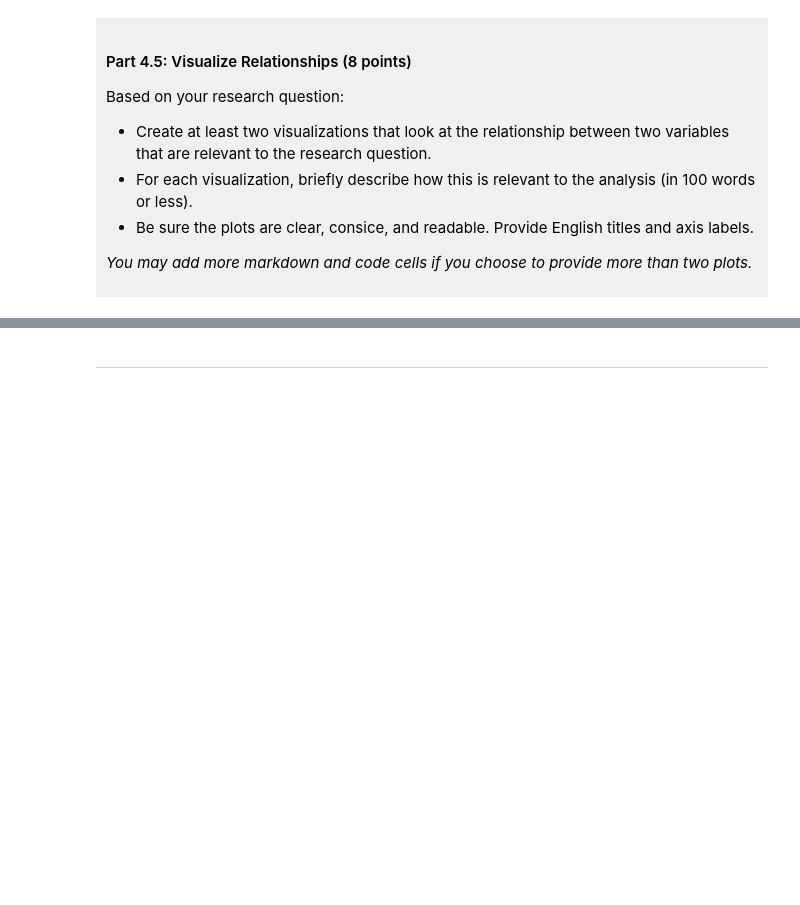
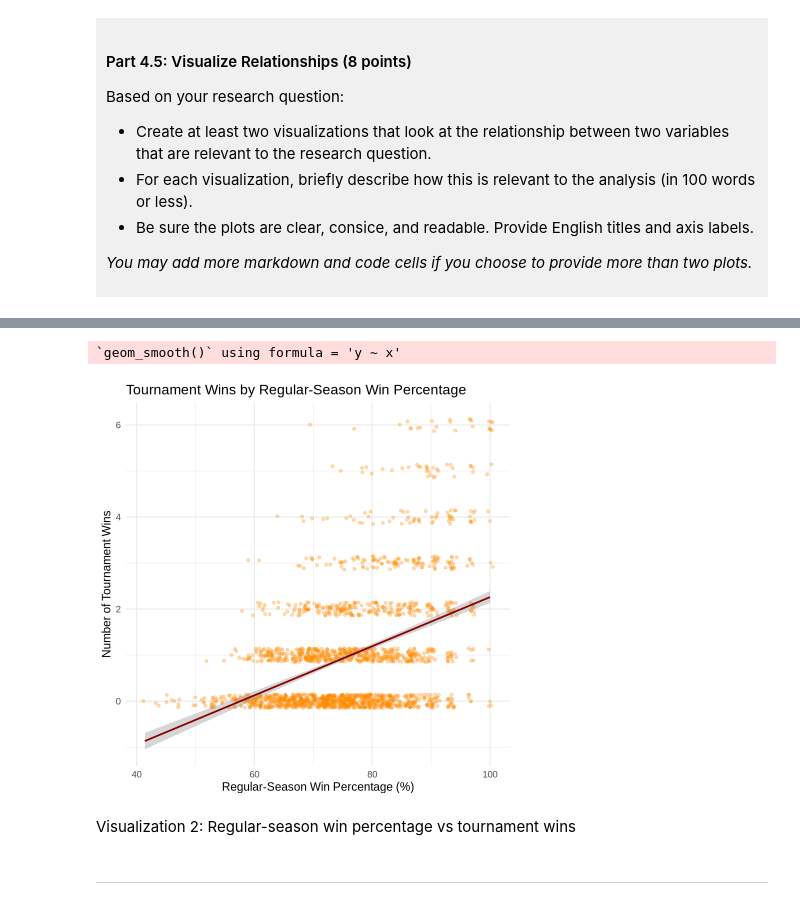
Before and after one commit to lazylola33/dsci-100-project-sophia-estrada, a Jupyter notebook: dsci-100-project-notebook.ipynb, the cells around one changed output, grey strips where cells are left out. Saved outputs shown, nothing was run; the diff lists cells and outputs as text; code cells hidden in the pictures; blank space fills up the shorter version.

```diff
--- a/dsci-100-project-notebook.ipynb
+++ b/dsci-100-project-notebook.ipynb
@@ -337,5 +415,16 @@ Visualization 2: %%% EDIT THIS MARKDOWN CELL%%%
 # %%
-### EDIT THIS CODE CELL FOR VISUALIZATION 2###
+ggplot(tidy_data, aes(x = reg_wins_pct, y = tourney_wins))+
+geom_jitter(width = 0.5, height = 0.15, alpha = 0.3, color = "darkorange")+
+geom_smooth(method = "lm", se = TRUE, color = "darkred")+
+labs(title = "Tournament Wins by Regular-Season Win Percentage",
+     x = "Regular-Season Win Percentage (%)",
+     y = "Number of Tournament Wins")+
+theme_minimal(base_size = 14)
+# %% [output]
+`geom_smooth()` using formula = 'y ~ x'
+[figure, added]
+# %% [markdown]
+Visualization 2: Regular-season win percentage vs tournament wins
 # %% [markdown]
 ------
 # %% [markdown]
```
Also changed, not shown: parts of 8 cells of this notebook.
